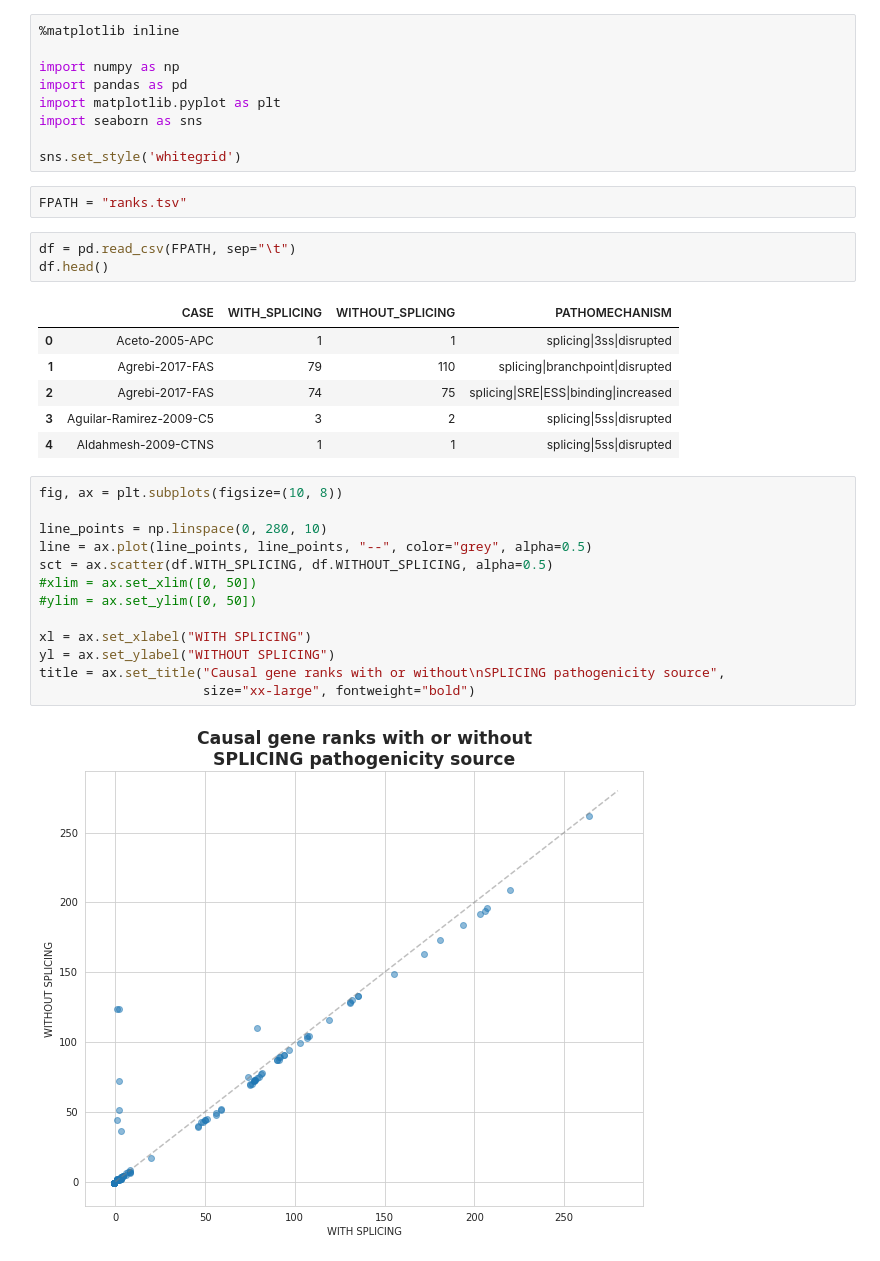
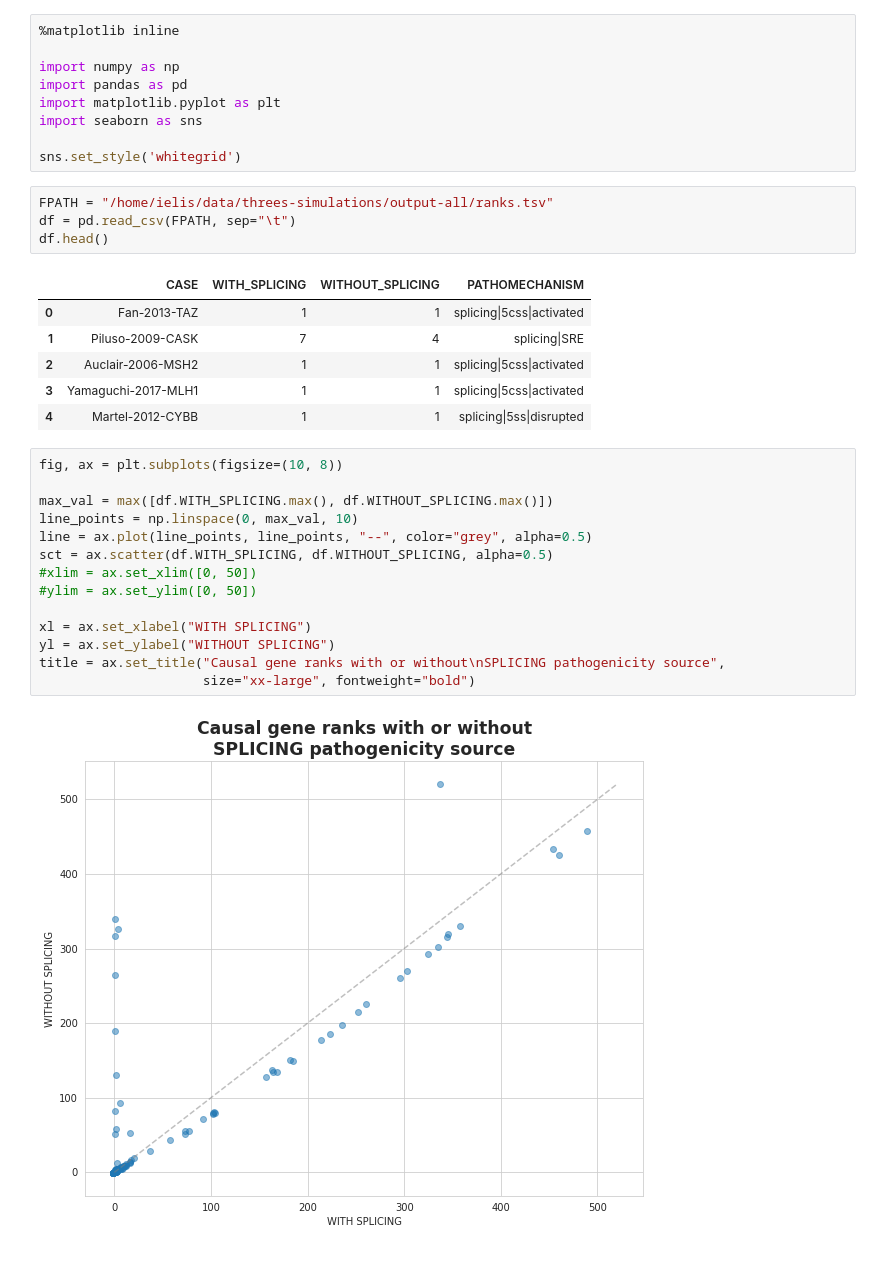
Before and after one commit to monarch-initiative/ExomiserSimulations, a Jupyter notebook: 3S Exomiser performance evaluation.ipynb, the cells around one changed output. Drawn from its saved outputs; the diff is of its cells as text.

```diff
--- a/3S Exomiser performance evaluation.ipynb
+++ b/3S Exomiser performance evaluation.ipynb
@@ -7,33 +7,33 @@ import matplotlib.pyplot as plt
 import seaborn as sns
 
 sns.set_style('whitegrid')
-# %%
-FPATH = "ranks.tsv"
 # %%
+FPATH = "/home/ielis/data/threes-simulations/output-all/ranks.tsv"
 df = pd.read_csv(FPATH, sep="\t")
 df.head()
 # %% [output]
 |  | CASE | WITH_SPLICING | WITHOUT_SPLICING | PATHOMECHANISM |
-| 0 | Aceto-2005-APC | 1 | 1 | splicing|3ss|disrupted |
-| 1 | Agrebi-2017-FAS | 79 | 110 | splicing|branchpoint|disrupted |
-| 2 | Agrebi-2017-FAS | 74 | 75 | splicing|SRE|ESS|binding|increased |
-| 3 | Aguilar-Ramirez-2009-C5 | 3 | 2 | splicing|5ss|disrupted |
-| 4 | Aldahmesh-2009-CTNS | 1 | 1 | splicing|5ss|disrupted |
+| 0 | Fan-2013-TAZ | 1 | 1 | splicing|5css|activated |
+| 1 | Piluso-2009-CASK | 7 | 4 | splicing|SRE |
+| 2 | Auclair-2006-MSH2 | 1 | 1 | splicing|5css|activated |
+| 3 | Yamaguchi-2017-MLH1 | 1 | 1 | splicing|5css|activated |
+| 4 | Martel-2012-CYBB | 1 | 1 | splicing|5ss|disrupted |
 # %%
 fig, ax = plt.subplots(figsize=(10, 8))
 
-line_points = np.linspace(0, 280, 10)
+max_val = max([df.WITH_SPLICING.max(), df.WITHOUT_SPLICING.max()])
+line_points = np.linspace(0, max_val, 10)
 line = ax.plot(line_points, line_points, "--", color="grey", alpha=0.5)
 sct = ax.scatter(df.WITH_SPLICING, df.WITHOUT_SPLICING, alpha=0.5)
 #xlim = ax.set_xlim([0, 50])
 #ylim = ax.set_ylim([0, 50])
 
 xl = ax.set_xlabel("WITH SPLICING")
 yl = ax.set_ylabel("WITHOUT SPLICING")
 title = ax.set_title("Causal gene ranks with or without\nSPLICING pathogenicity source",
                      size="xx-large", fontweight="bold")
 # %% [output]
-[figure, old version]
+[figure, new version]
 # %%
 fig, ax = plt.subplots(figsize=(10, 8))
 
```
Also changed, not shown: parts of 4 cells of this notebook.
